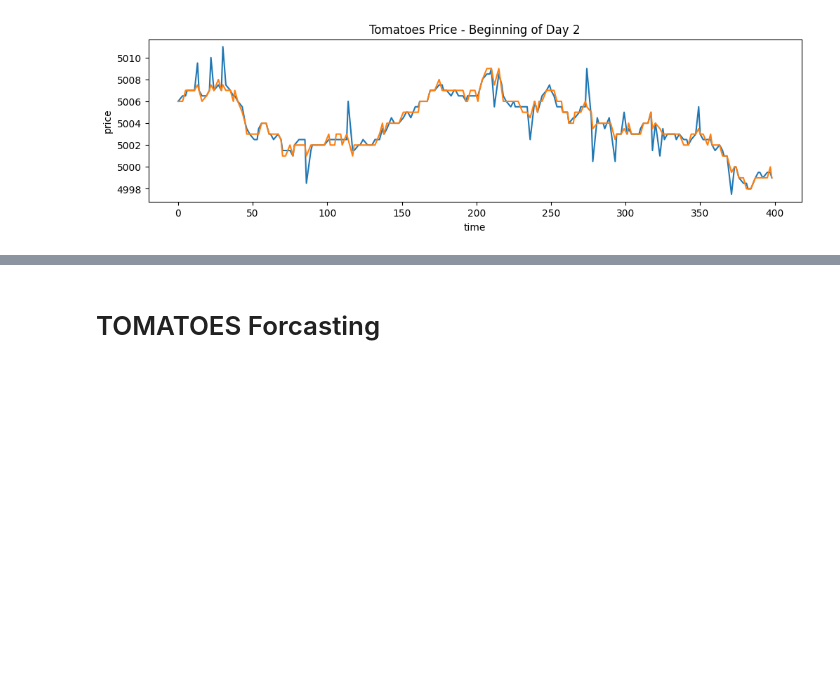
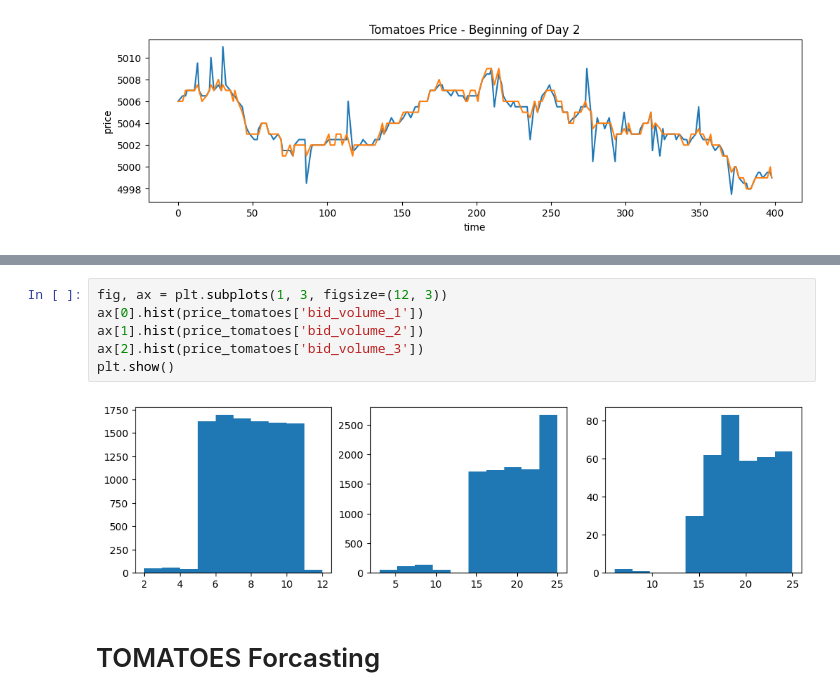
Before and after one commit to aemilani/imc-prosperity-4, a Jupyter notebook: notebooks/tutorial_round.ipynb, the cells around one changed output, grey strips where cells are left out. Cells and saved outputs as stored; diff of their text form; blank space fills up the shorter version.

```diff
--- a/notebooks/tutorial_round.ipynb
+++ b/notebooks/tutorial_round.ipynb
@@ -151,3 +142,11 @@ plt.show()
+# %%
+fig, ax = plt.subplots(1, 3, figsize=(12, 3))
+ax[0].hist(price_tomatoes['bid_volume_1'])
+ax[1].hist(price_tomatoes['bid_volume_2'])
+ax[2].hist(price_tomatoes['bid_volume_3'])
+plt.show()
+# %% [output]
+[figure, added]
 # %% [markdown]
 # TOMATOES Forcasting
 # %%
```
Also changed, not shown: parts of 3 cells of this notebook, 2 other files.
